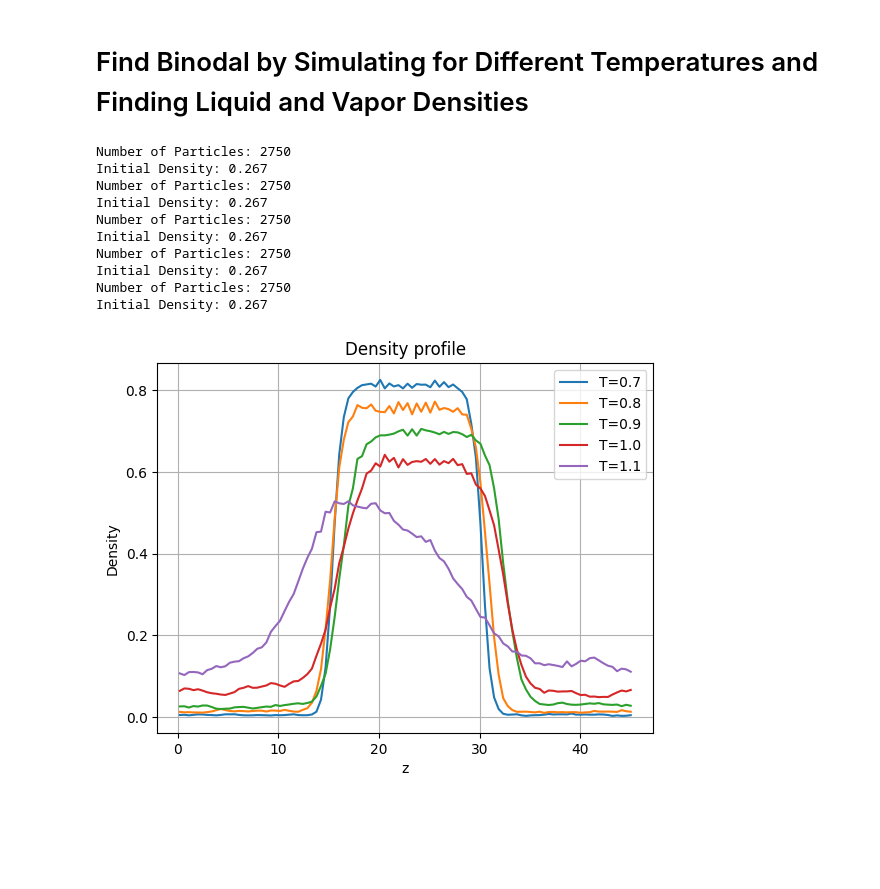
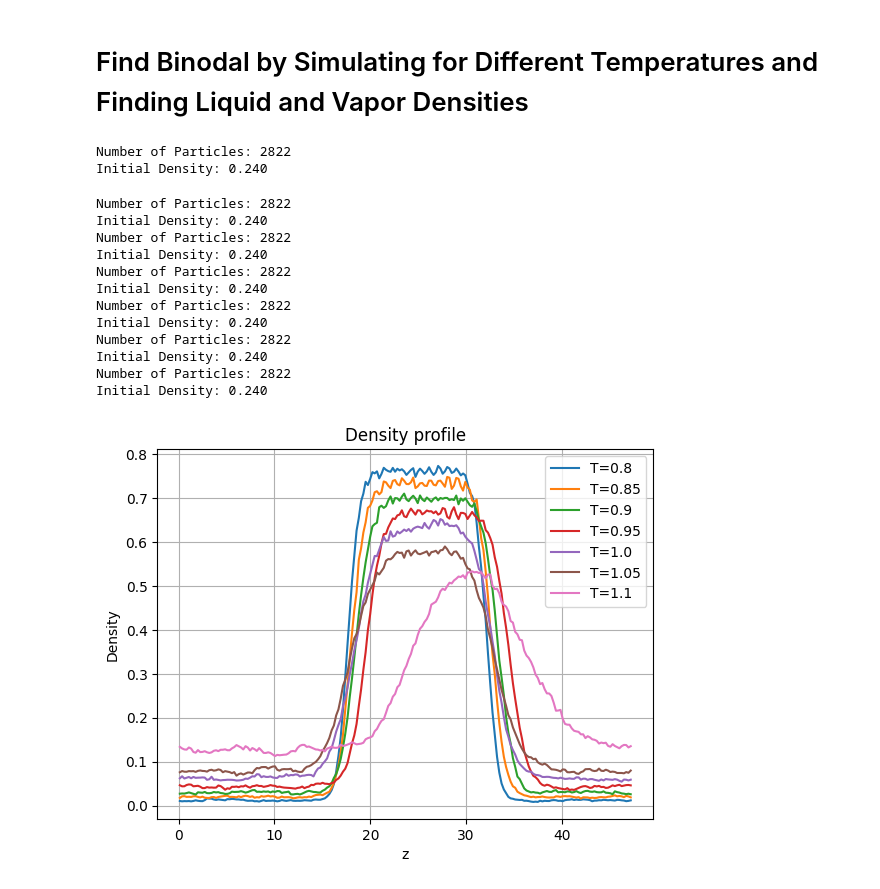
Before and after one commit to tkayutg/MD-sims-NO, a Jupyter notebook: Notebooks/LJ_binodal_sim.ipynb, the cells around one changed output. Cells and saved outputs as stored; diff of their text form; code cells hidden in the pictures; blank space fills up the shorter version.

```diff
--- a/Notebooks/LJ_binodal_sim.ipynb
+++ b/Notebooks/LJ_binodal_sim.ipynb
@@ -114,45 +114,44 @@ def density_simulation(box, init_state, apply_fn, num_steps):
 # %% [markdown]
 # Find Binodal by Simulating for Different Temperatures and Finding Liquid and Vapor Densities
 # %%
-Temperatures=[0.7,0.8,0.9,1.0,1.1]
-steps_list=[100000,200000,500000,1500000,2500000]
+Temperatures=[0.8,0.85,0.9,0.95,1.0,1.05,1.1]
+steps_list=[1000000,1000000,2000000,2000000,5000000,10000000,10000000]
 key = random.PRNGKey(0)
-rho_l_init = 0.8
-rho_v_init = 1e-3
+rho_l_init = 0.7
+rho_v_init = 1e-2
 
-binodal_liquid=[]
-binodal_vapor=[]
+rhos=[]
+bins=[]
+
 
 for k in range(len(Temperatures)):
     box, init_state, apply_fn = prepare_simulation(rho_l_init, rho_v_init, Temperatures[k],key)
     bin_centers, density = density_simulation(box, init_state, apply_fn, steps_list[k])
-    plt.plot(bin_centers, density, label=f'T={Temperatures[k]}')
-    plt.xlabel('z')
-    plt.ylabel('Density')
-    density_max=jnp.max(density)
-    density_min=jnp.min(density)
-    rho_l=[]
-    rho_v=[]
-    for i in range(num_bins):
-        if 0.9*density_max<=density[i]<=density_max:
-            rho_l.append(density[i])
-        if 1.1*density_min>=density[i]>=density_min:
-            rho_v.append(density[i])
-    binodal_liquid.append(jnp.mean(jnp.array(rho_l)))
-    binodal_vapor.append(jnp.mean(jnp.array(rho_v)))
-plt.legend()
-plt.title('Density profile')
-plt.grid()
-plt.show()
+    bins.append(bin_centers)
+    rhos.append(density)
 # %% [output]
-Number of Particles: 2750
-Initial Density: 0.267
-Number of Particles: 2750
-Initial Density: 0.267
-Number of Particles: 2750
-Initial Density: 0.267
-Number of Particles: 2750
-Initial Density: 0.267
-Number of Particles: 2750
-Initial Density: 0.267
+Number of Particles: 2822
+Initial Density: 0.240
-[figure, removed]
+Number of Particles: 2822
+Initial Density: 0.240
+Number of Particles: 2822
+Initial Density: 0.240
+Number of Particles: 2822
+Initial Density: 0.240
+Number of Particles: 2822
+Initial Density: 0.240
+Number of Particles: 2822
+Initial Density: 0.240
+Number of Particles: 2822
+Initial Density: 0.240
+# %%
+for i in range(len(Temperatures)):
+    plt.plot(bins[i], rhos[i], label=f'T={Temperatures[i]}')
+    plt.xlabel('z')
+    plt.ylabel('Density')
+plt.legend()
+plt.title('Density profile')
+plt.grid()
+plt.show()
+# %% [output]
+[figure, added]
```
Also changed, not shown: parts of 5 cells of this notebook.
